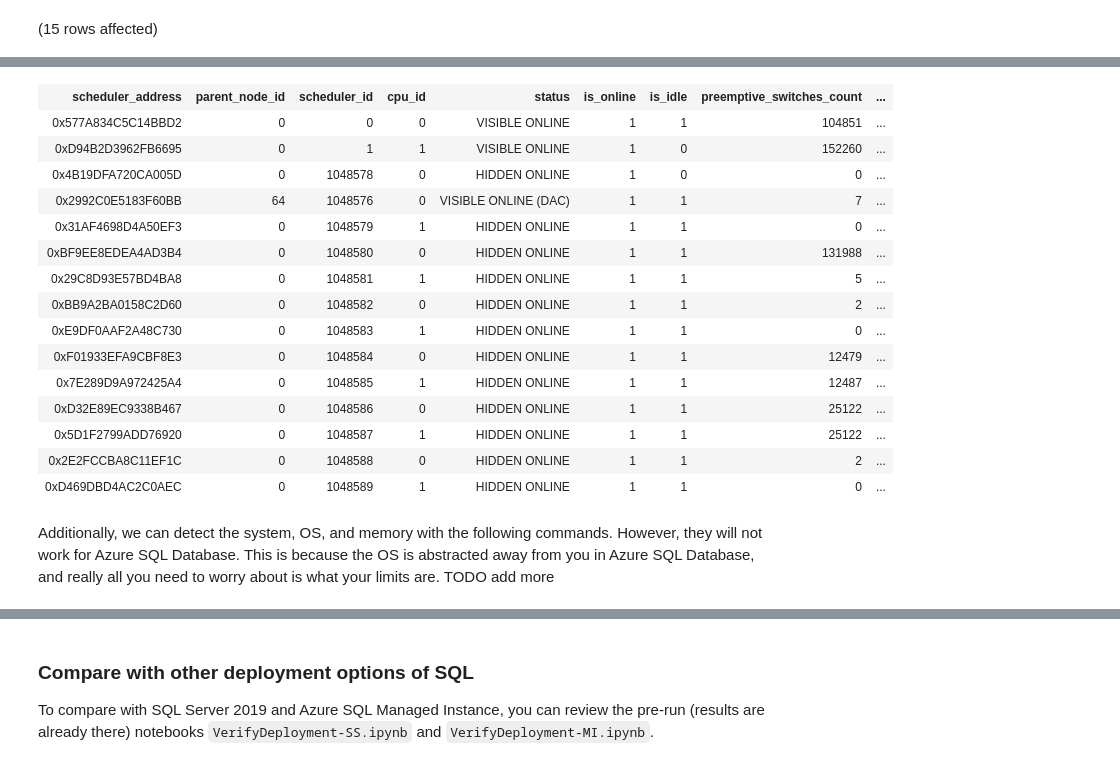
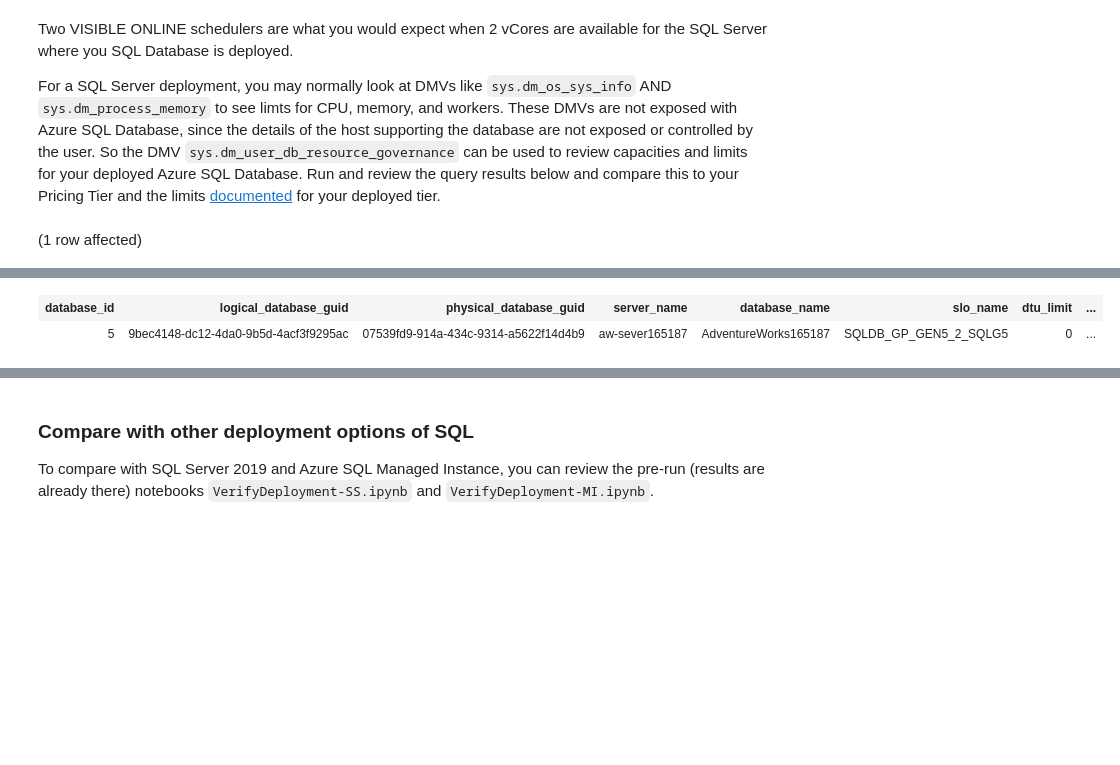
Before and after one commit to microsoft/sqlworkshops, a Jupyter notebook: AzureSQLWorkshop/azuresqlworkshop/02-DeployAndConfigure/verifydeployment/VerifyDeployment.ipynb, the cells around one changed output, grey strips where cells are left out. Cells and saved outputs as stored; diff of their text form; code cells hidden in the pictures; blank space fills up the shorter version.

```diff
--- a/AzureSQLWorkshop/azuresqlworkshop/02-DeployAndConfigure/verifydeployment/VerifyDeployment.ipynb
+++ b/AzureSQLWorkshop/azuresqlworkshop/02-DeployAndConfigure/verifydeployment/VerifyDeployment.ipynb
@@ -82,4 +91,8 @@ Let's next verify that all schedulers are online and we're detecting the expecte
+# %% [markdown]
+Two VISIBLE ONLINE schedulers are what you would expect when 2 vCores are available for the SQL Server where you SQL Database is deployed.
+
+For a SQL Server deployment, you may normally look at DMVs like `sys.dm_os_sys_info` AND `sys.dm_process_memory` to see limts for CPU, memory, and workers. These DMVs are not exposed with Azure SQL Database, since the details of the host supporting the database are not exposed or controlled by the user. So the DMV `sys.dm_user_db_resource_governance` can be used to review capacities and limits for your deployed Azure SQL Database. Run and review the query results below and compare this to your Pricing Tier and the limits [documented](https://docs.microsoft.com/en-us/azure/sql-database/sql-database-vcore-resource-limits-single-databases) for your deployed tier.
 # %%
-SELECT * FROM sys.dm_os_schedulers
+SELECT * FROM sys.dm_user_db_resource_governance;
 # %% [output]
-(15 rows affected)
+(1 row affected)
@@ -87,18 +100,2 @@ Total execution time: 00:00:03.481
-| scheduler_address | parent_node_id | scheduler_id | cpu_id | status | is_online | is_idle | preemptive_switches_count | ... |
-| 0x577A834C5C14BBD2 | 0 | 0 | 0 | VISIBLE ONLINE | 1 | 1 | 104851 | ... |
-| 0xD94B2D3962FB6695 | 0 | 1 | 1 | VISIBLE ONLINE | 1 | 0 | 152260 | ... |
-| 0x4B19DFA720CA005D | 0 | 1048578 | 0 | HIDDEN ONLINE | 1 | 0 | 0 | ... |
-| 0x2992C0E5183F60BB | 64 | 1048576 | 0 | VISIBLE ONLINE (DAC) | 1 | 1 | 7 | ... |
-| 0x31AF4698D4A50EF3 | 0 | 1048579 | 1 | HIDDEN ONLINE | 1 | 1 | 0 | ... |
-| 0xBF9EE8EDEA4AD3B4 | 0 | 1048580 | 0 | HIDDEN ONLINE | 1 | 1 | 131988 | ... |
-| 0x29C8D93E57BD4BA8 | 0 | 1048581 | 1 | HIDDEN ONLINE | 1 | 1 | 5 | ... |
-| 0xBB9A2BA0158C2D60 | 0 | 1048582 | 0 | HIDDEN ONLINE | 1 | 1 | 2 | ... |
-| 0xE9DF0AAF2A48C730 | 0 | 1048583 | 1 | HIDDEN ONLINE | 1 | 1 | 0 | ... |
-| 0xF01933EFA9CBF8E3 | 0 | 1048584 | 0 | HIDDEN ONLINE | 1 | 1 | 12479 | ... |
-| 0x7E289D9A972425A4 | 0 | 1048585 | 1 | HIDDEN ONLINE | 1 | 1 | 12487 | ... |
-| 0xD32E89EC9338B467 | 0 | 1048586 | 0 | HIDDEN ONLINE | 1 | 1 | 25122 | ... |
-| 0x5D1F2799ADD76920 | 0 | 1048587 | 1 | HIDDEN ONLINE | 1 | 1 | 25122 | ... |
-| 0x2E2FCCBA8C11EF1C | 0 | 1048588 | 0 | HIDDEN ONLINE | 1 | 1 | 2 | ... |
-| 0xD469DBD4AC2C0AEC | 0 | 1048589 | 1 | HIDDEN ONLINE | 1 | 1 | 0 | ... |
+| database_id | logical_database_guid | physical_database_guid | server_name | database_name | slo_name | dtu_limit | ... |
+| 5 | 9bec4148-dc12-4da0-9b5d-4acf3f9295ac | 07539fd9-914a-434c-9314-a5622f14d4b9 | aw-sever165187 | AdventureWorks165187 | SQLDB_GP_GEN5_2_SQLG5 | 0 | ... |
-# %% [markdown]
-Additionally, we can detect the system, OS, and memory with the following commands. However, they will not work for Azure SQL Database. This is because the OS is abstracted away from you in Azure SQL Database, and really all you need to worry about is what your limits are. TODO add more
```
Also changed, not shown: parts of 22 cells of this notebook, 2 other files.
